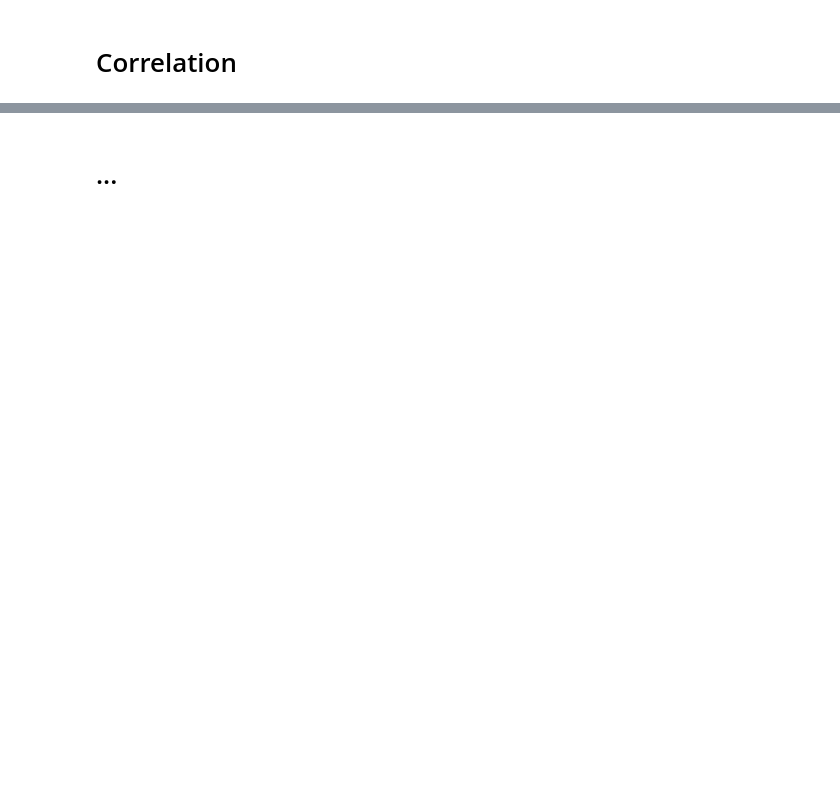
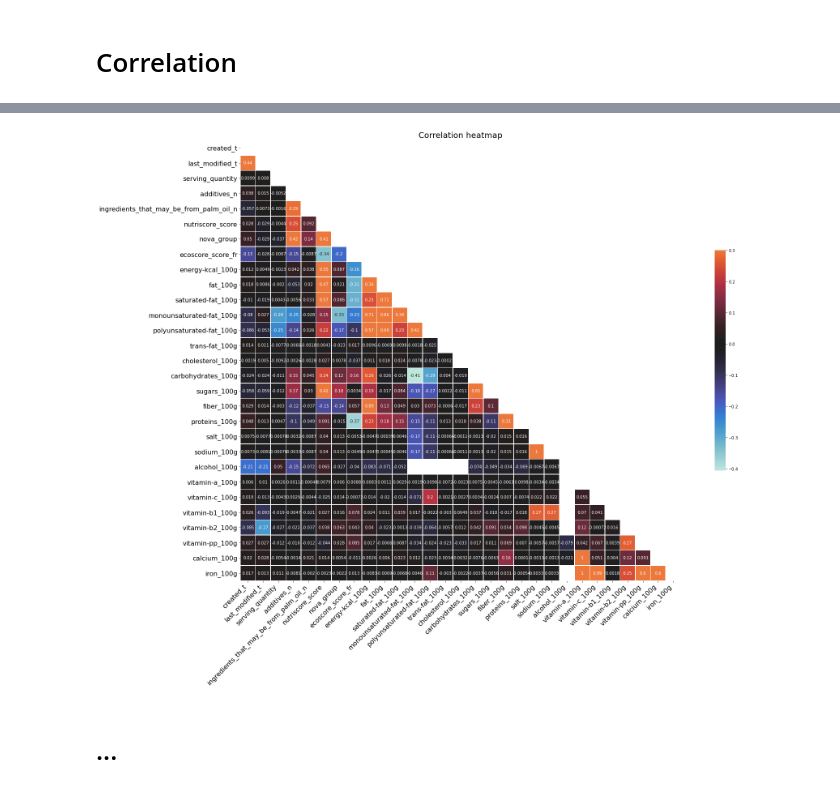
Before and after one commit to curiousmindflow/oc-ml-p2, a Jupyter notebook: exploration.ipynb, the cells around one changed output, grey strips where cells are left out. Drawn from its saved outputs; the diff is of its cells as text; code cells hidden in the pictures; blank space fills up the shorter version.

Commit message:
exploration notebook, correlation heatmap improvement

```diff
--- a/exploration.ipynb
+++ b/exploration.ipynb
@@ -52,0 +33,3 @@ data.corr()
+# %%
+corr = data.corr()
+corr
@@ -53,11 +54,16 @@ data.corr()
 # %%
 plt.figure(figsize=(30, 20))
 
-sns.heatmap(data=data.corr(), annot=True)
+mask = np.triu(np.ones_like(corr, dtype=bool))
+
+sns.heatmap(data=corr, mask=mask, annot=True, vmax=.3, center=0,
+            square=True, linewidths=.5, cbar_kws={"shrink": .5})
 
 plt.title("Correlation heatmap", size=20)
 plt.xticks(rotation=45, size=16, ha="right")
 plt.yticks(size=16)
 plt.show()
+# %% [output]
+[figure, added]
 # %% [markdown]
 # ...
```
Also changed, not shown: parts of 3 cells of this notebook, 1 other file.
